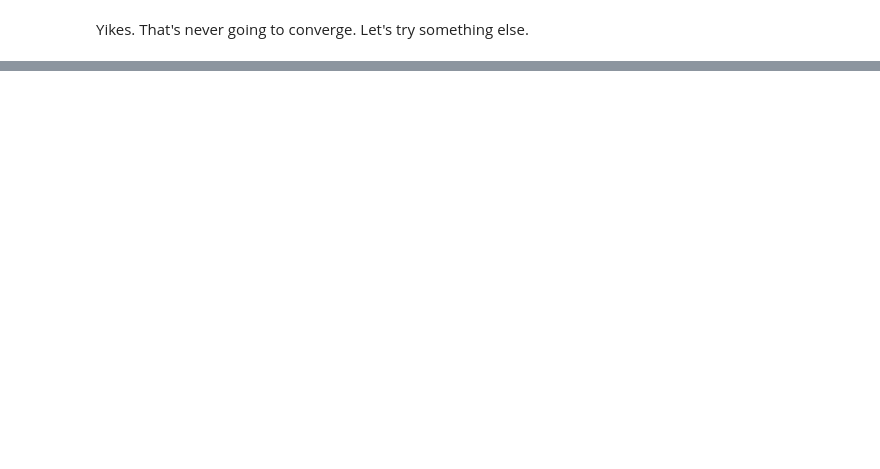
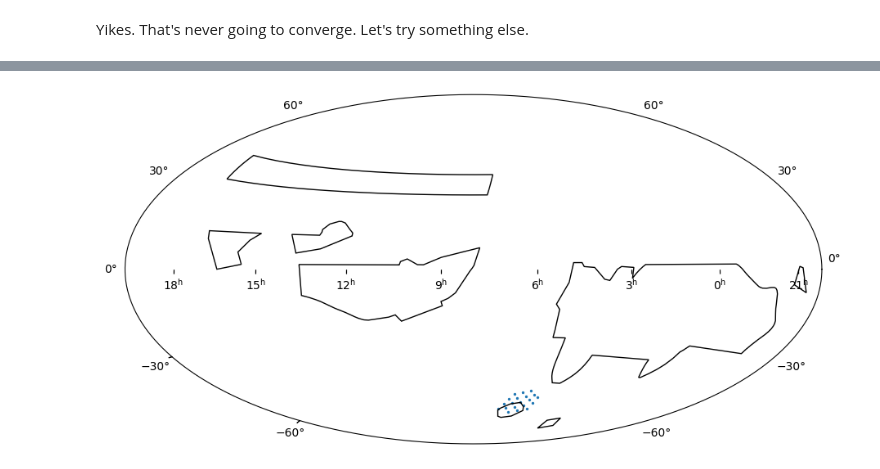
Before and after one commit to m4opt/uvex-scheduler, a Jupyter notebook: skyblocks.ipynb, the cells around one changed output, grey strips where cells are left out. Cells and saved outputs as stored; diff of their text form; code cells hidden in the pictures; blank space fills up the shorter version.

```diff
--- a/skyblocks.ipynb
+++ b/skyblocks.ipynb
@@ -435,0 +817,37 @@ plot_solution(solution);
+# %%
+nmax = 20
+node_costs = graph.nodes(data="cost")
+digraph = nx.subgraph_view(
+    graph.to_directed(), filter_edge=lambda u, v: node_costs[u] >= node_costs[v]
+)
+source = max(digraph.nodes, key=lambda node: node_costs[node])
+keep_nodes = [
+    source,
+    *islice(
+        (
+            node
+            for _, node in nx.bfs_edges(
+                digraph,
+                source,
+                sort_neighbors=lambda nodes: sorted(
+                    nodes, key=lambda node: -node_costs[node]
+                ),
+            )
+        ),
+        nmax - 1,
+    ),
+]
+# %%
+fig = plt.figure(figsize=(11, 8))
+ax = fig.add_subplot(projection="astro aitoff", center="8h 0d")
+ax.scatter(
+    coords[keep_nodes].ra.deg,
+    coords[keep_nodes].dec.deg,
+    s=2,
+    cmap="cool",
+    transform=ax.get_transform("world"),
+)
+for region in [*lmlz_wide_regions, *mc_regions]:
+    ax.add_patch(region.to_pixel(ax.wcs).as_artist(color="black"))
+# %% [output]
+[figure, added]
```
Also changed, not shown: parts of 18 cells of this notebook.
